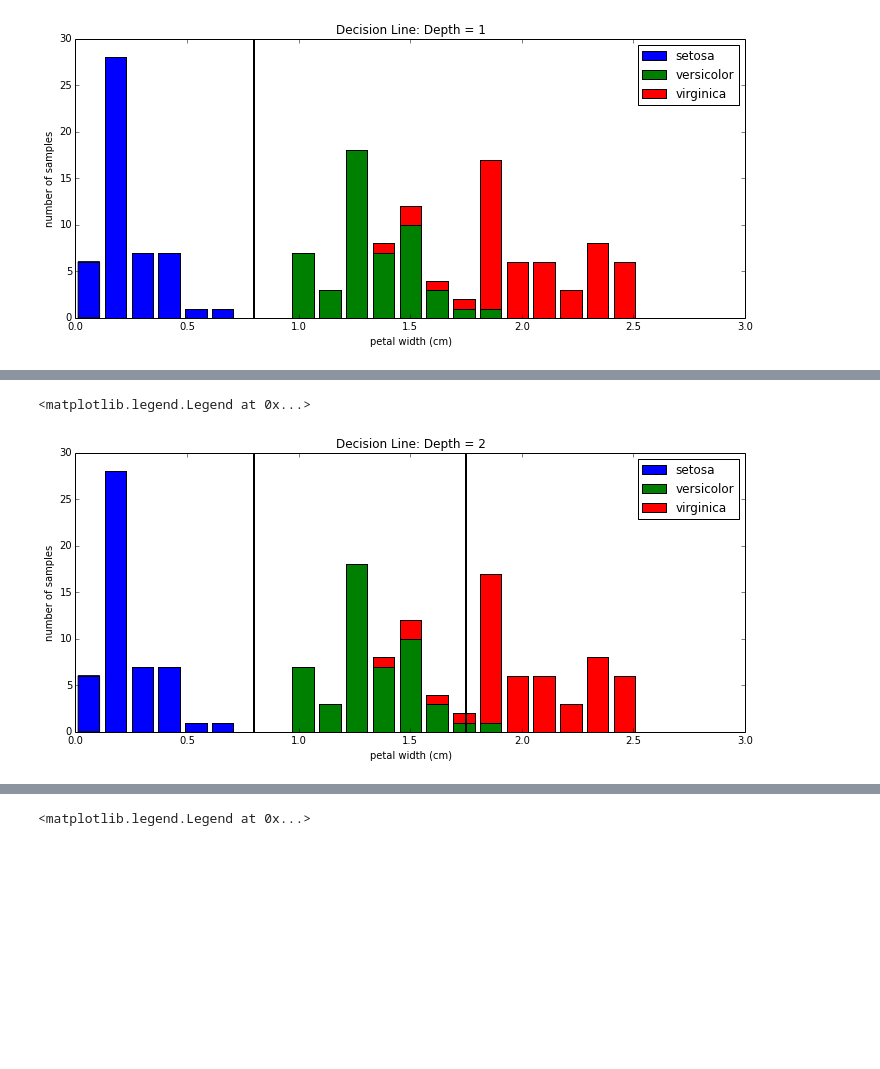
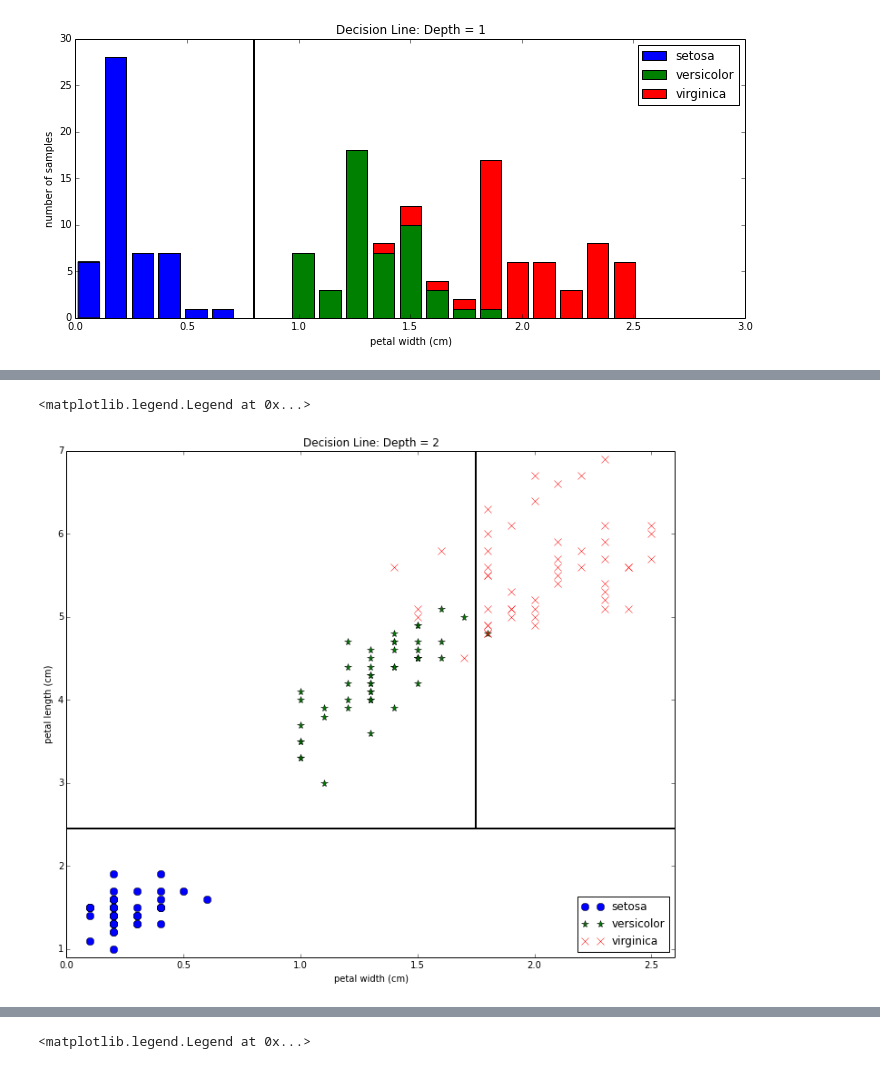
Before and after one commit to TheGrimmScientist/SlidesFromTalks, a Jupyter notebook: 2014_10_15_DecisionTreeWorkshop/Presentation.ipynb, the cells around one changed output, grey strips where cells are left out. Drawn from its saved outputs; the diff is of its cells as text; code cells hidden in the pictures; blank space fills up the shorter version.

Commit message:
Added some clarification, polished plots, fixed a few errors.

```diff
--- a/2014_10_15_DecisionTreeWorkshop/Presentation.ipynb
+++ b/2014_10_15_DecisionTreeWorkshop/Presentation.ipynb
@@ -121,23 +124,27 @@ Image(filename='tree_d2.png')
 # %%
-figure(1,figsize=(12,5))
+figure(2,figsize=(12,10))
 title("Decision Line: Depth = 2")
 xlabel(iris.feature_names[3])
-ylabel("number of samples")
+ylabel(iris.feature_names[2])
 
 data_t0 = np.array([row for i,row in enumerate(iris.data) if iris.target[i] == 0])
 data_t1 = np.array([row for i,row in enumerate(iris.data) if iris.target[i] == 1])
 data_t2 = np.array([row for i,row in enumerate(iris.data) if iris.target[i] == 2])
 
 
-hist([data_t0[:,3], data_t1[:,3], data_t2[:,3]], label=iris.target_names, range=(0,3), bins=25, stacked=True)
-# hist(label=iris.target_names[1], range=(0,3), bins=250, stacked=True)
-# hist(label=iris.target_names[2], range=(0,3), bins=250, stacked=True)
+plot(data_t0[:,3], data_t0[:,2], 'o', label=iris.target_names[0], markersize=8)
+plot(data_t1[:,3], data_t1[:,2], '*', label=iris.target_names[1], markersize=8)
+plot(data_t2[:,3], data_t2[:,2], 'x', label=iris.target_names[2], markersize=8)
 
-plot([0.8, 0.8],[0,30],linewidth=2, color='k')
-plot([1.75, 1.75],[0,30],linewidth=2, color='k')
 
-legend(loc='upper right')
+ylim([0.9,7.])
+xlim([0,2.6])
+plot([0,2.6],[2.45,2.45],linewidth=2, color='k')
+plot([1.75, 1.75],[2.45,7.],linewidth=2, color='k')
+
+
+legend(loc='lower right')
 # %% [output]
 <matplotlib.legend.Legend at 0x...>
-[figure, old version]
+[figure, new version]
 # %%
```
Also changed, not shown: parts of 17 cells of this notebook, 9 other files.
